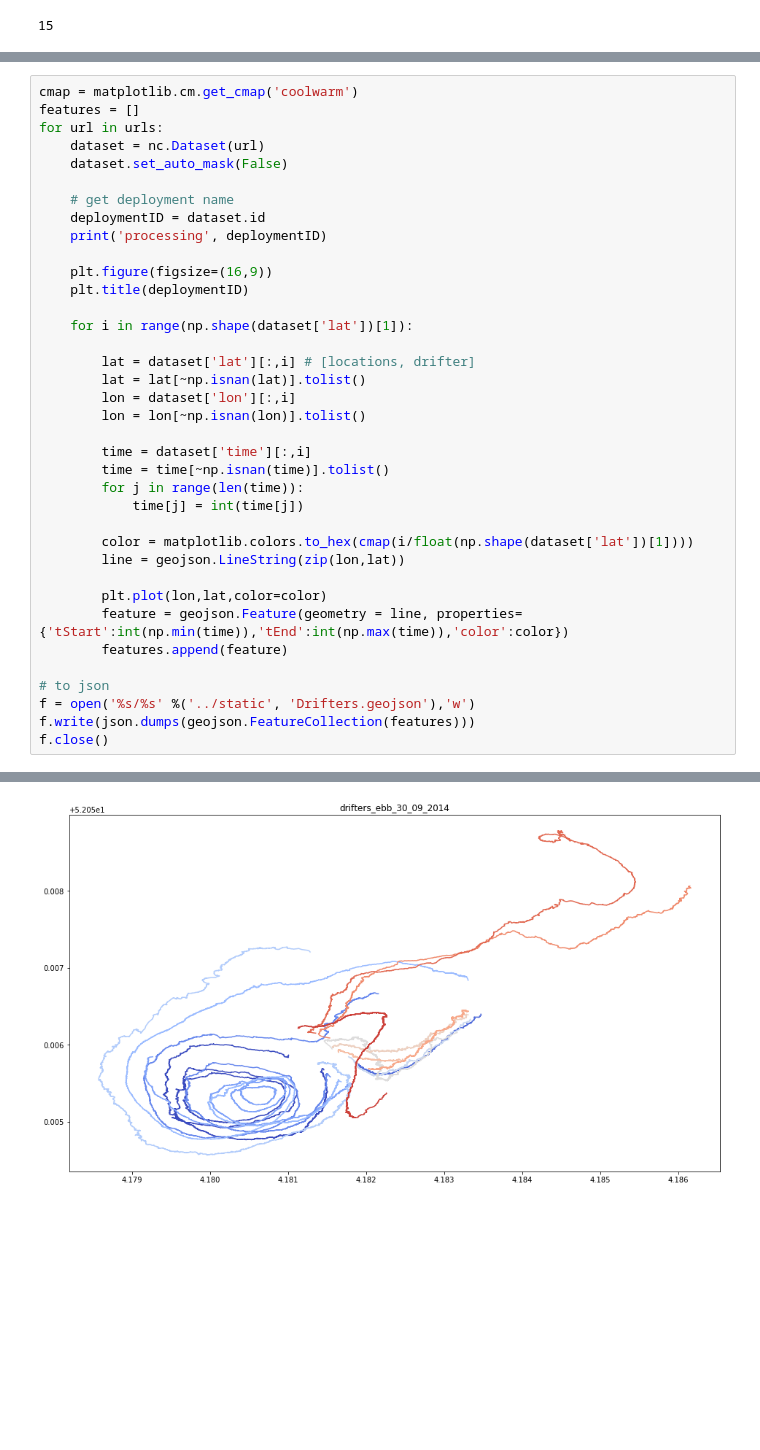
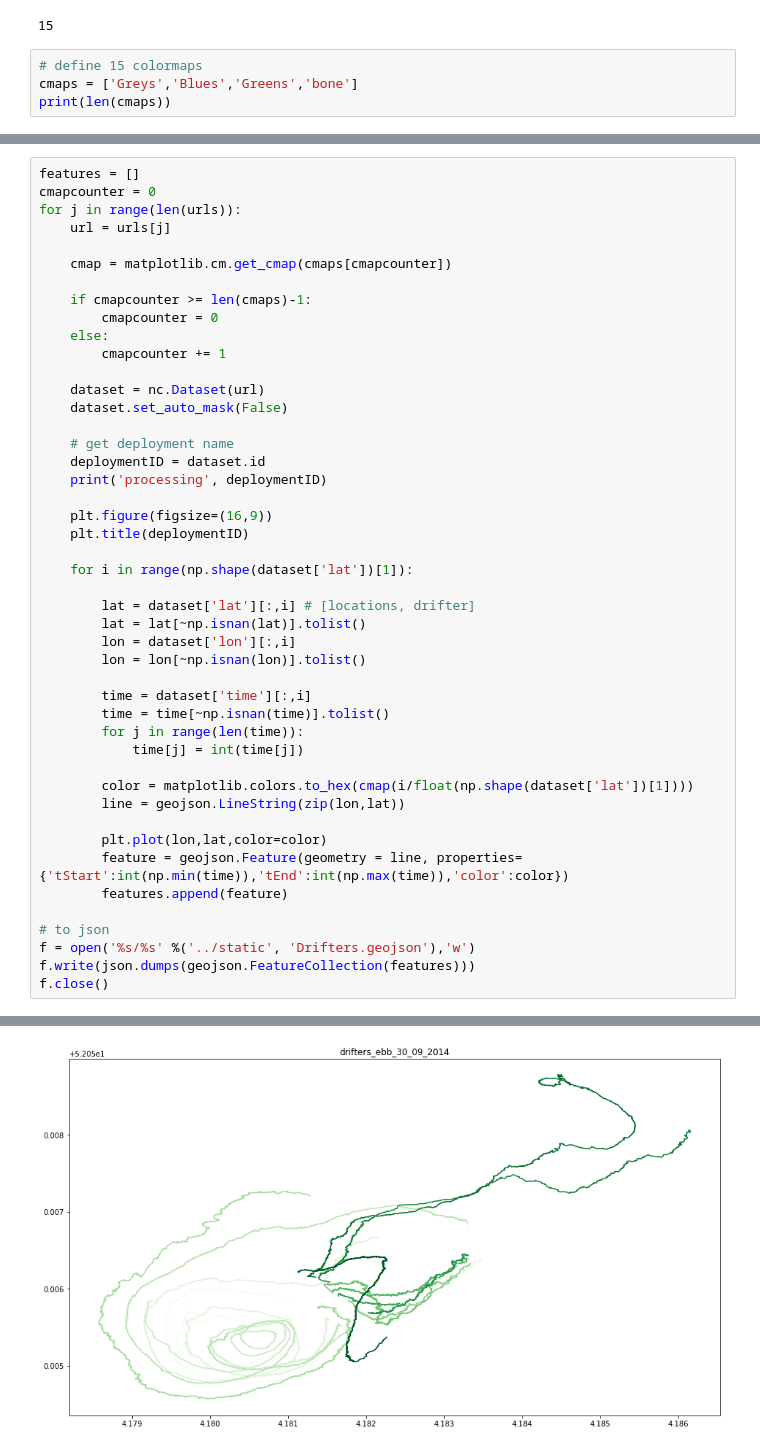
Before and after one commit to openearth/sandengine-viewer, a Jupyter notebook: notebooks/Drifters.ipynb, the cells around one changed output, grey strips where cells are left out. Saved outputs shown, nothing was run; the diff lists cells and outputs as text; blank space fills up the shorter version.

Commit message:
ADCP
Added ADCP layer + plot
Fixed issue with timeaxis in bathy crosssection
Changed colors of drifters
Fixes Aeolian bug

```diff
--- a/notebooks/Drifters.ipynb
+++ b/notebooks/Drifters.ipynb
@@ -37,3 +37,7 @@ urls.append(r'http://opendap.tudelft.nl/thredds/dodsC/data2/zandmotor/meteohydro
 print(len(urls))
 # %% [output]
 15
+# %%
+# define 15 colormaps
+cmaps = ['Greys','Blues','Greens','bone']
+print(len(cmaps))
@@ -40,7 +46,16 @@ print(len(urls))
 # %%
-cmap = matplotlib.cm.get_cmap('coolwarm')
 features = []
-for url in urls:
+cmapcounter = 0
+for j in range(len(urls)):
+    url = urls[j]
+
+    cmap = matplotlib.cm.get_cmap(cmaps[cmapcounter])
+
+    if cmapcounter >= len(cmaps)-1:
+        cmapcounter = 0
+    else:
+        cmapcounter += 1
+
     dataset = nc.Dataset(url)
     dataset.set_auto_mask(False)
 
@@ -99 +114 @@ processing drifters_flood_30_09_2014
-[figure, old version]
+[figure, new version]
```
Also changed, not shown: parts of 2 cells of this notebook, 9 other files.
